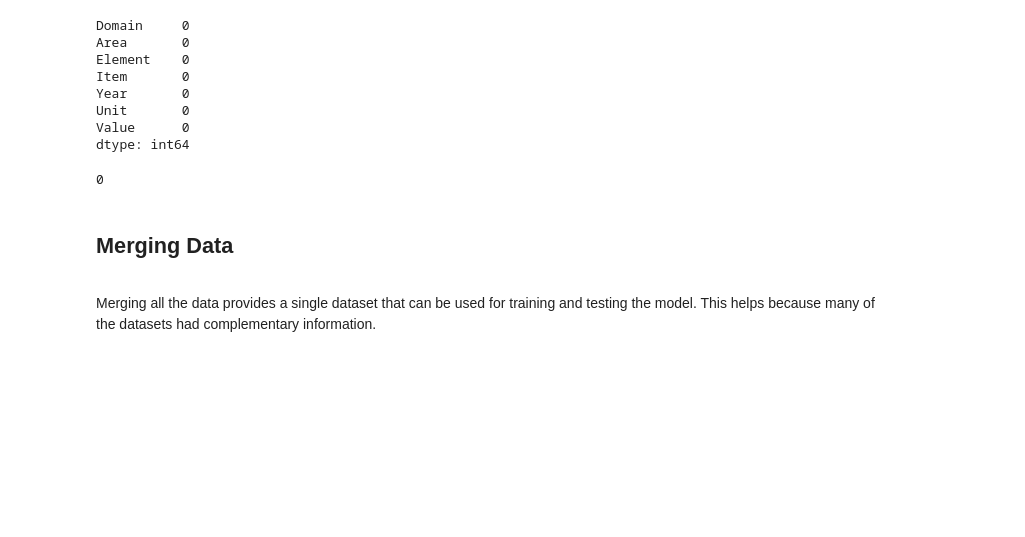
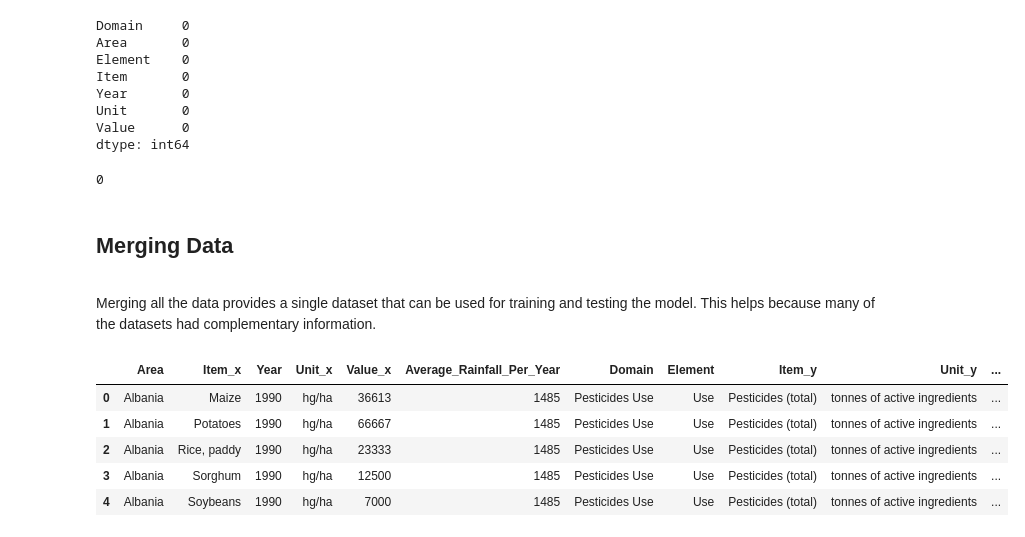
Before and after one commit to parneetCS/OMIS-116-Project, a Jupyter notebook: Preprocessing.ipynb, the cells around one changed output. Drawn from its saved outputs; the diff is of its cells as text; code cells hidden in the pictures; blank space fills up the shorter version.

```diff
--- a/Preprocessing.ipynb
+++ b/Preprocessing.ipynb
@@ -539,3 +540,22 @@ pest_duplicate_rows.sum()
 <a id="merge-data"></a>
 # %% [markdown]
 Merging all the data provides a single dataset that can be used for training and testing the model. This helps because many of the datasets had complementary information.
+# %%
+# First, merge yield_df and rainfall_df on Year and Area
+merged_df = pd.merge(yield_df, rain_df, on=['Year', 'Area'], how='inner')
+
+# Second, merge the resulting dataframe with pesticides_df
+merged_df = pd.merge(merged_df, pest_df, on=['Year', 'Area'], how='inner')
+
+# Finally, merge the resulting dataframe with temp_df
+merged_df = pd.merge(merged_df, temp_df, on=['Year', 'Area'], how='inner')
+# %%
+# Display the first few rows of the merged dataframe
+merged_df.head()
+# %% [output]
+|  | Area | Item_x | Year | Unit_x | Value_x | Average_Rainfall_Per_Year | Domain | Element | Item_y | Unit_y | ... |
+| 0 | Albania | Maize | 1990 | hg/ha | 36613 | 1485 | Pesticides Use | Use | Pesticides (total) | tonnes of active ingredients | ... |
+| 1 | Albania | Potatoes | 1990 | hg/ha | 66667 | 1485 | Pesticides Use | Use | Pesticides (total) | tonnes of active ingredients | ... |
+| 2 | Albania | Rice, paddy | 1990 | hg/ha | 23333 | 1485 | Pesticides Use | Use | Pesticides (total) | tonnes of active ingredients | ... |
+| 3 | Albania | Sorghum | 1990 | hg/ha | 12500 | 1485 | Pesticides Use | Use | Pesticides (total) | tonnes of active ingredients | ... |
+| 4 | Albania | Soybeans | 1990 | hg/ha | 7000 | 1485 | Pesticides Use | Use | Pesticides (total) | tonnes of active ingredients | ... |
```
Also changed, not shown: parts of 9 cells of this notebook.
